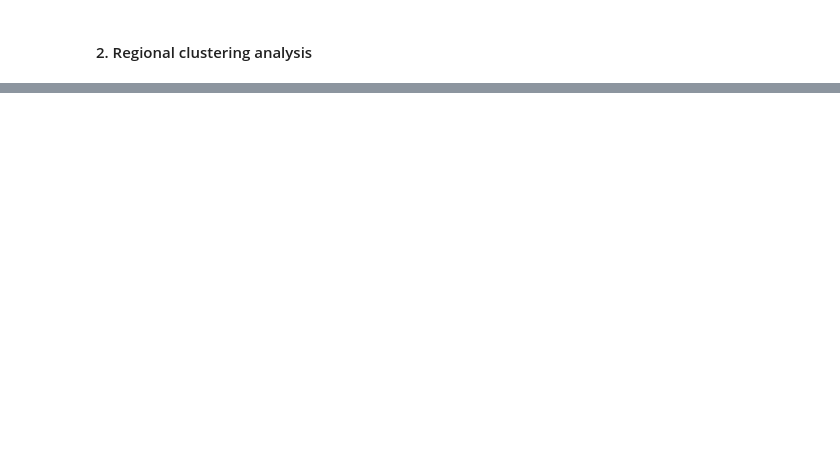
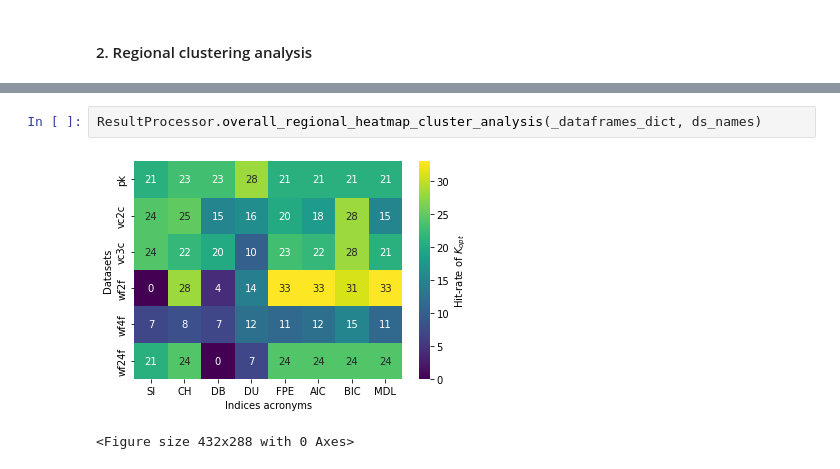
Before and after one commit to renanfonteles/regional-classifiers, a Jupyter notebook: Results-Part2 (Experiment IV).ipynb, the cells around one changed output, grey strips where cells are left out. Drawn from its saved outputs; the diff is of its cells as text; blank space fills up the shorter version.

```diff
--- a/Results-Part2 (Experiment IV).ipynb
+++ b/Results-Part2 (Experiment IV).ipynb
@@ -70,3 +76,8 @@ ResultProcessor.process_results_in_multiple_datasets(datasets, df_results, Resul
 [interactive output not drawn]
 [interactive output not drawn]
 ... (6 outputs left out)
+# %%
+ResultProcessor.overall_regional_heatmap_cluster_analysis(_dataframes_dict, ds_names)
+# %% [output]
+[figure, added]
+<Figure size 432x288 with 0 Axes>
```
Also changed, not shown: parts of 4 cells of this notebook, 21 other files.
